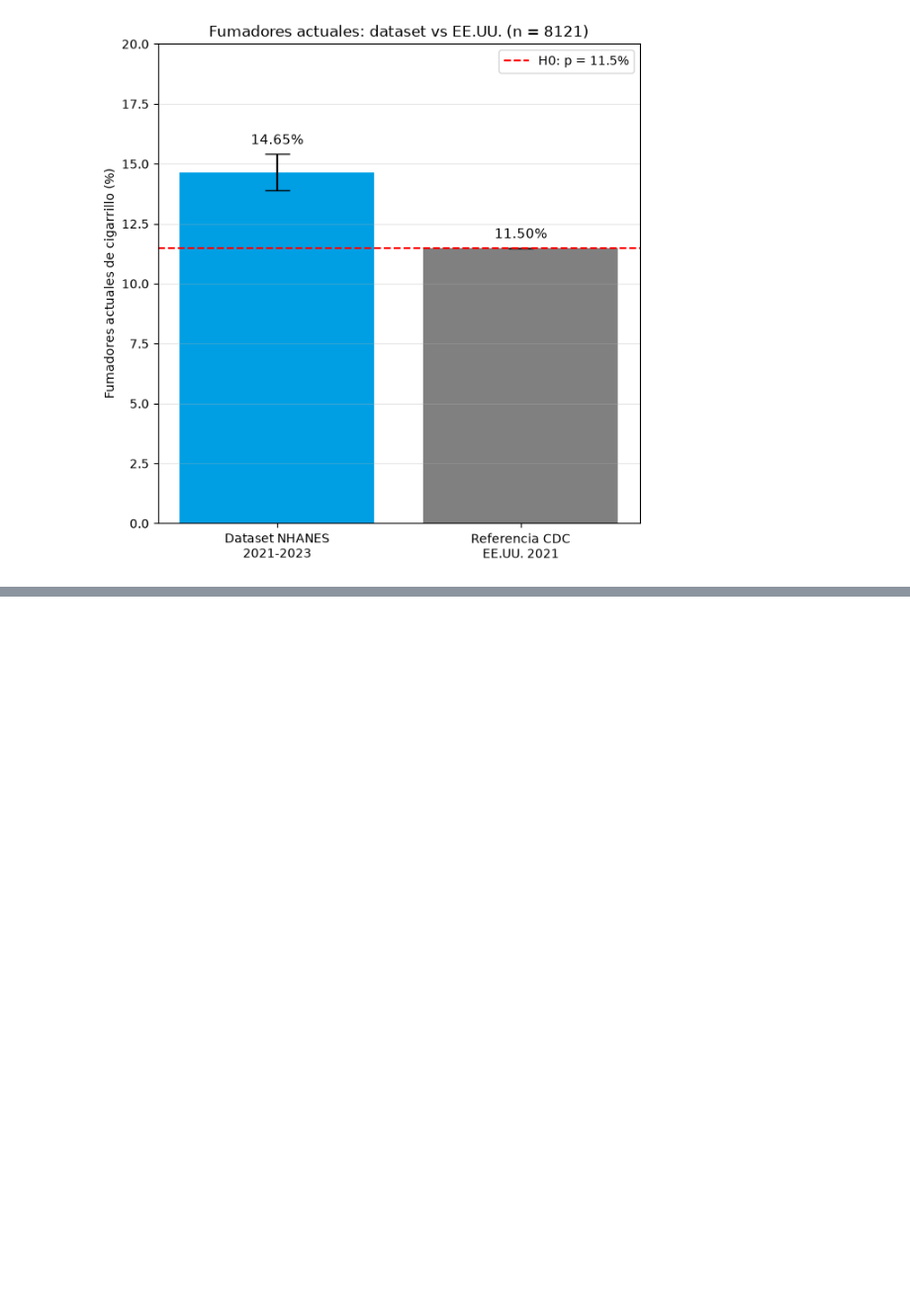
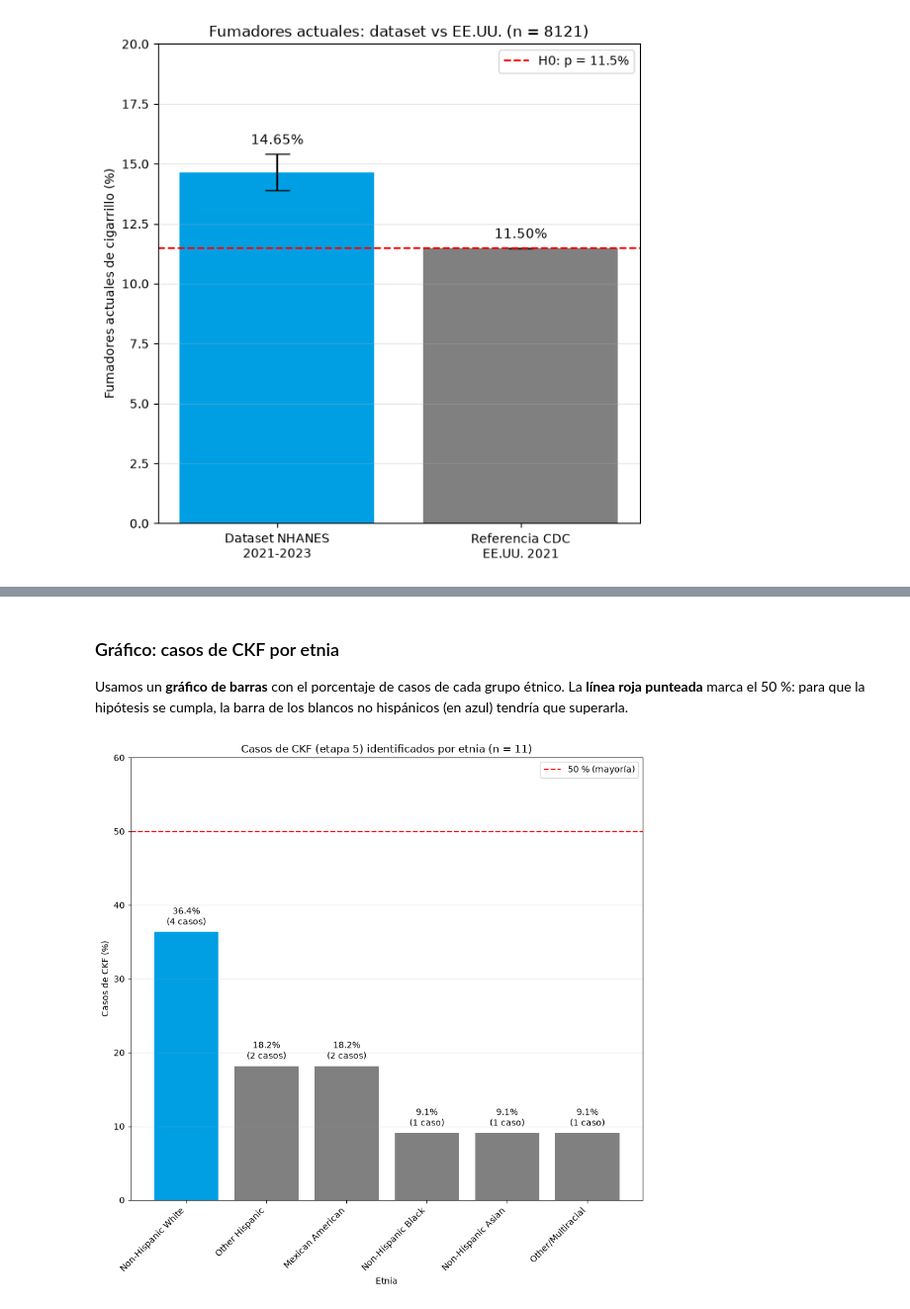
Before and after one commit to FranGonzalez354/TPE_fundamentos, a Jupyter notebook: CodeTPE.ipynb, the cells around one changed output, grey strips where cells are left out. Shown at 99% size. Saved outputs shown, nothing was run; the diff lists cells and outputs as text; code cells hidden in the pictures; blank space fills up the shorter version.

```diff
--- a/CodeTPE.ipynb
+++ b/CodeTPE.ipynb
@@ -231,0 +210,13 @@ participant_id duplicados: 0
+# %%
+nombres_etapas = {
+    "Stage 1 (Kidney Damage)": "Stage1",
+    "Stage 2 (Mildly Decreased)": "Stage2",
+    "Stage 3a (Mild-Moderate)": "Stage3a",
+    "Stage 3b (Moderate-Severe)": "Stage3b",
+    "Stage 4 (Severely Decreased)": "Stage4",
+    "Stage 5 (Kidney Failure)": "Stage5"
+}
+
+data["ckd_stage"] = data["ckd_stage"].replace(nombres_etapas)
+
+data["ckd_stage"].value_counts()
@@ -443,0 +403,7 @@ Test Chi-cuadrado: Estadístico = 4463.709, p-valor = 0.0000e+00
+# %%
+casos_ckf = data[data["ckd_stage"] == "Stage5"]
+total_casos_ckf = len(casos_ckf)
+
+print(f"Total de casos de CKF identificados: {total_casos_ckf}")
+print(f"Casos sin etnia registrada: {casos_ckf['ethnicity'].isna().sum()}")
+casos_ckf[["participant_id", "age", "gender", "ethnicity", "egfr"]]
@@ -443,0 +425,6 @@ Test Chi-cuadrado: Estadístico = 4463.709, p-valor = 0.0000e+00
+# %%
+conteo_etnias = casos_ckf["ethnicity"].value_counts()
+porcentaje_etnias = casos_ckf["ethnicity"].value_counts(normalize=True) * 100
+
+tabla_etnias = pd.DataFrame({"Casos": conteo_etnias, "Porcentaje (%)": porcentaje_etnias.round(2)})
+tabla_etnias
@@ -443,0 +440,25 @@ Test Chi-cuadrado: Estadístico = 4463.709, p-valor = 0.0000e+00
+# %% [markdown]
+### Gráfico: casos de CKF por etnia
+
+Usamos un **gráfico de barras** con el porcentaje de casos de cada grupo étnico. La **línea roja punteada** marca el 50 %: para que la hipótesis se cumpla, la barra de los blancos no hispánicos (en azul) tendría que superarla.
+# %%
+colores = ["#009FE4" if etnia == "Non-Hispanic White" else "gray" for etnia in porcentaje_etnias.index]
+
+plt.figure(figsize=(9, 9))
+plt.bar(porcentaje_etnias.index, porcentaje_etnias.values, color=colores)
+plt.axhline(50, color="red", linestyle="--", label="50 % (mayoría)")
+
+for i, etnia in enumerate(porcentaje_etnias.index):
+    plt.text(i, porcentaje_etnias[etnia] + 1, f"{porcentaje_etnias[etnia]:.1f}%\n({conteo_etnias[etnia]} {'caso' if conteo_etnias[etnia] == 1 else 'casos'})", ha="center", fontsize=10)
+
+plt.xlabel("Etnia")
+plt.ylabel("Casos de CKF (%)")
+plt.title(f"Casos de CKF (etapa 5) identificados por etnia (n = {total_casos_ckf})")
+plt.xticks(rotation=45, ha="right")
+plt.ylim(0, 60)
+plt.legend()
+plt.grid(True, axis="y", alpha=0.3)
+plt.tight_layout()
+plt.show()
+# %% [output]
+[figure, added]
```
Also changed, not shown: parts of 66 cells of this notebook.
